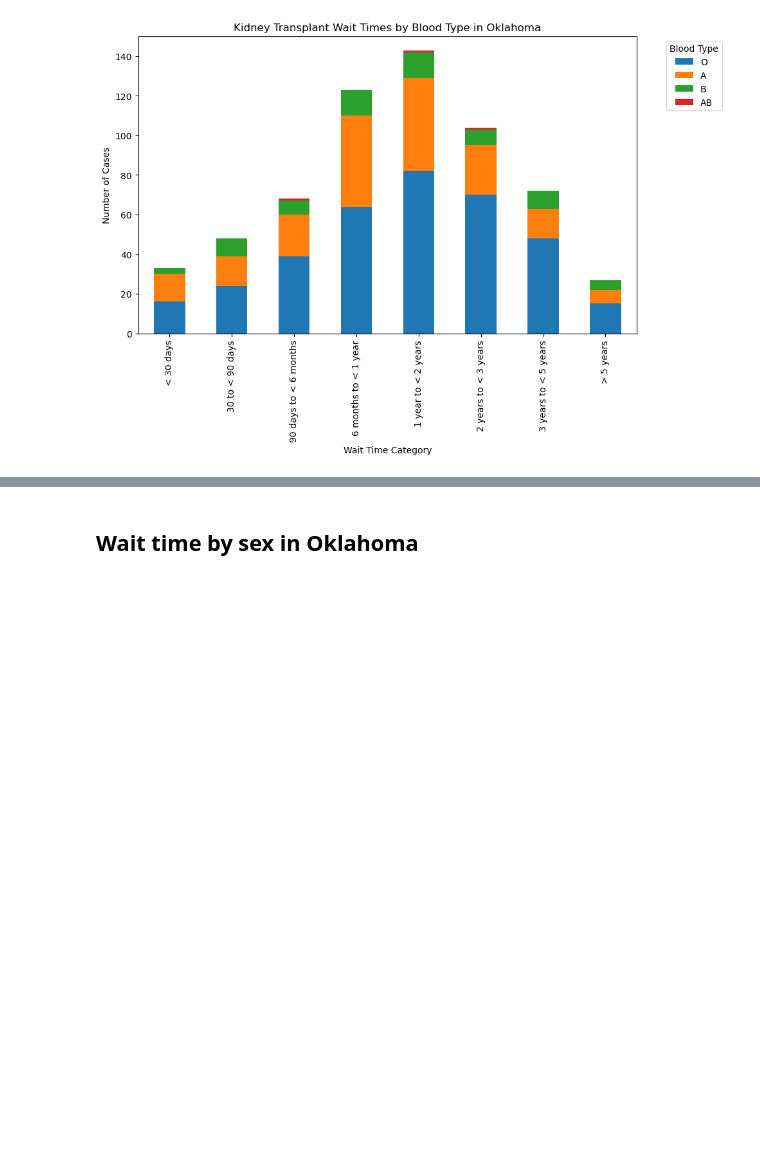
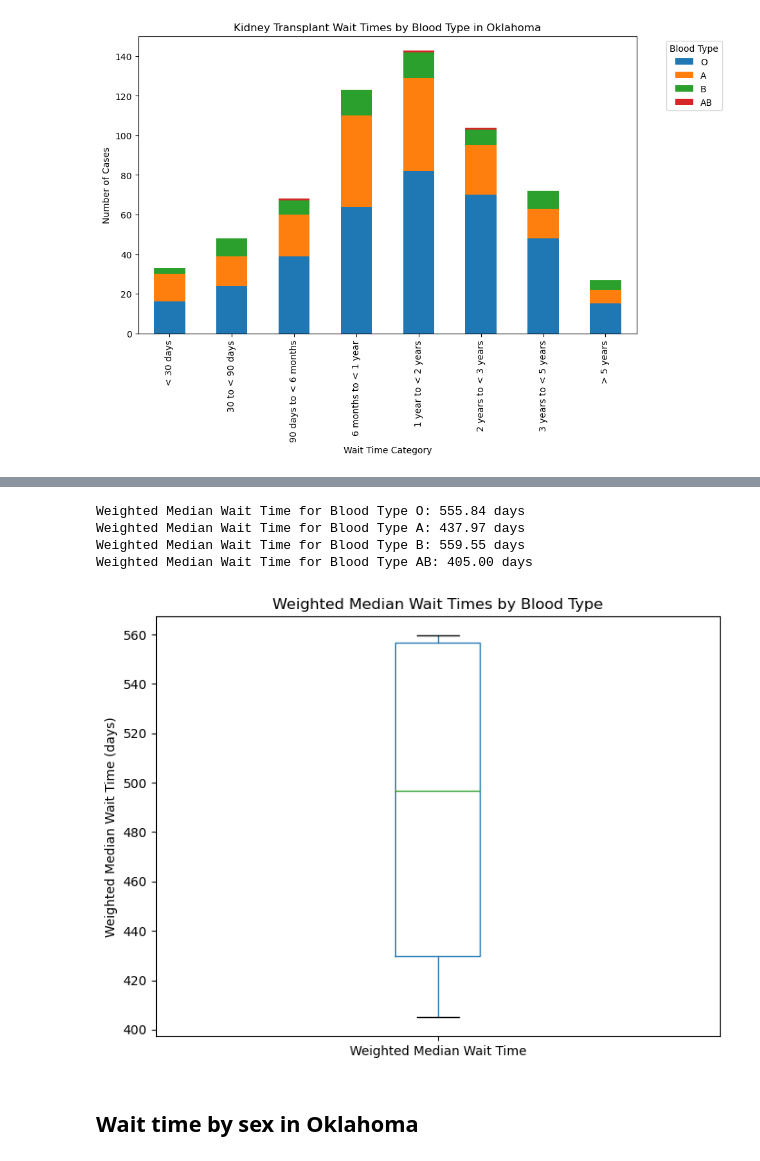
Before and after one commit to ASPigman/Project_1, a Jupyter notebook: KidneyTransplantMain.ipynb, the cells around one changed output, grey strips where cells are left out. Saved outputs shown, nothing was run; the diff lists cells and outputs as text; code cells hidden in the pictures; blank space fills up the shorter version.

Commit message:
added ok boxplot
oklahoma bloxplot for bloodtypes

```diff
--- a/KidneyTransplantMain.ipynb
+++ b/KidneyTransplantMain.ipynb
@@ -206,3 +261,72 @@ print("")
+# %%
+#Median weight times by bloodtype in Oklahoma per dataframe per bloodtype
+def calculate_weighted_median(df):
+    # Convert the "Wait time" column to numerical values using the wait_time_mapping
+    df["Wait time"] = df["Wait time"].map(wait_time_mapping)
+
+    # Calculate the weighted median
+    weighted_median_wait_time = (df["Candidates"] * df["Wait time"]).sum() / df["Candidates"].sum()
+
+    # Return the result
+    return weighted_median_wait_time
+
+#DataFrames for each blood type
+median_bloodtypeO = pd.DataFrame({"Wait time": ["< 30 days", "30 to < 90 days", "90 days to < 6 months",
+                                                   "6 months to < 1 year", "1 year to < 2 years",
+                                                   "2 years to < 3 years", "3 years to < 5 years", "> 5 years"],
+                                   "Candidates": [16, 24, 39, 64, 82, 70, 48, 15]})
+
+median_bloodtypeA = pd.DataFrame({"Wait time": ["< 30 days", "30 to < 90 days", "90 days to < 6 months",
+                                                   "6 months to < 1 year", "1 year to < 2 years",
+                                                   "2 years to < 3 years", "3 years to < 5 years", "> 5 years"],
+                                   "Candidates": [14, 15, 21, 46, 47, 25, 15, 7]})
+
+median_bloodtypeB = pd.DataFrame({"Wait time": ["< 30 days", "30 to < 90 days", "90 days to < 6 months",
+                                                   "6 months to < 1 year", "1 year to < 2 years",
+                                                   "2 years to < 3 years", "3 years to < 5 years", "> 5 years"],
+                                   "Candidates": [3, 9, 7, 13, 13, 8, 9, 5]})
+
+median_bloodtypeAB = pd.DataFrame({"Wait time": ["< 30 days", "30 to < 90 days", "90 days to < 6 months",
+                                                    "6 months to < 1 year", "1 year to < 2 years",
+                                                    "2 years to < 3 years", "3 years to < 5 years", "> 5 years"],
+                                    "Candidates": [0, 0, 1, 0, 1, 1, 0, 0]})
+
+#Calculate the weighted median for each blood type
+weighted_median_O = calculate_weighted_median(median_bloodtypeO)
+weighted_median_A = calculate_weighted_median(median_bloodtypeA)
+weighted_median_B = calculate_weighted_median(median_bloodtypeB)
+weighted_median_AB = calculate_weighted_median(median_bloodtypeAB)
+
+#Print the results with two decimal places
+print(f"Weighted Median Wait Time for Blood Type O: {weighted_median_O:.2f} days")
+print(f"Weighted Median Wait Time for Blood Type A: {weighted_median_A:.2f} days")
+print(f"Weighted Median Wait Time for Blood Type B: {weighted_median_B:.2f} days")
+print(f"Weighted Median Wait Time for Blood Type AB: {weighted_median_AB:.2f} days")
+# %% [output]
+Weighted Median Wait Time for Blood Type O: 555.84 days
+Weighted Median Wait Time for Blood Type A: 437.97 days
+Weighted Median Wait Time for Blood Type B: 559.55 days
+Weighted Median Wait Time for Blood Type AB: 405.00 days
+# %%
+#Weighted Median Wait Times for each blood type in Oklahoma
+weighted_median_wait_times = {
+    'Blood Type O': 555.84,
+    'Blood Type A': 437.97,
+    'Blood Type B': 559.55,
+    'Blood Type AB': 405.00
+}
+
+# Convert the dictionary to a DataFrame
+df_wait_times = pd.DataFrame(list(weighted_median_wait_times.items()), columns=['Blood Type', 'Weighted Median Wait Time'])
+
+# Create a boxplot
+plt.figure(figsize=(8, 6))
+boxplot = df_wait_times.boxplot(column='Weighted Median Wait Time', grid=False)
+plt.title('Weighted Median Wait Times by Blood Type')
+plt.ylabel('Weighted Median Wait Time (days)')
+plt.show()
+# %% [output]
+[figure, added]
 # %% [markdown]
 ## Wait time by sex in Oklahoma
 # %%
```
Also changed, not shown: parts of 3 cells of this notebook.
